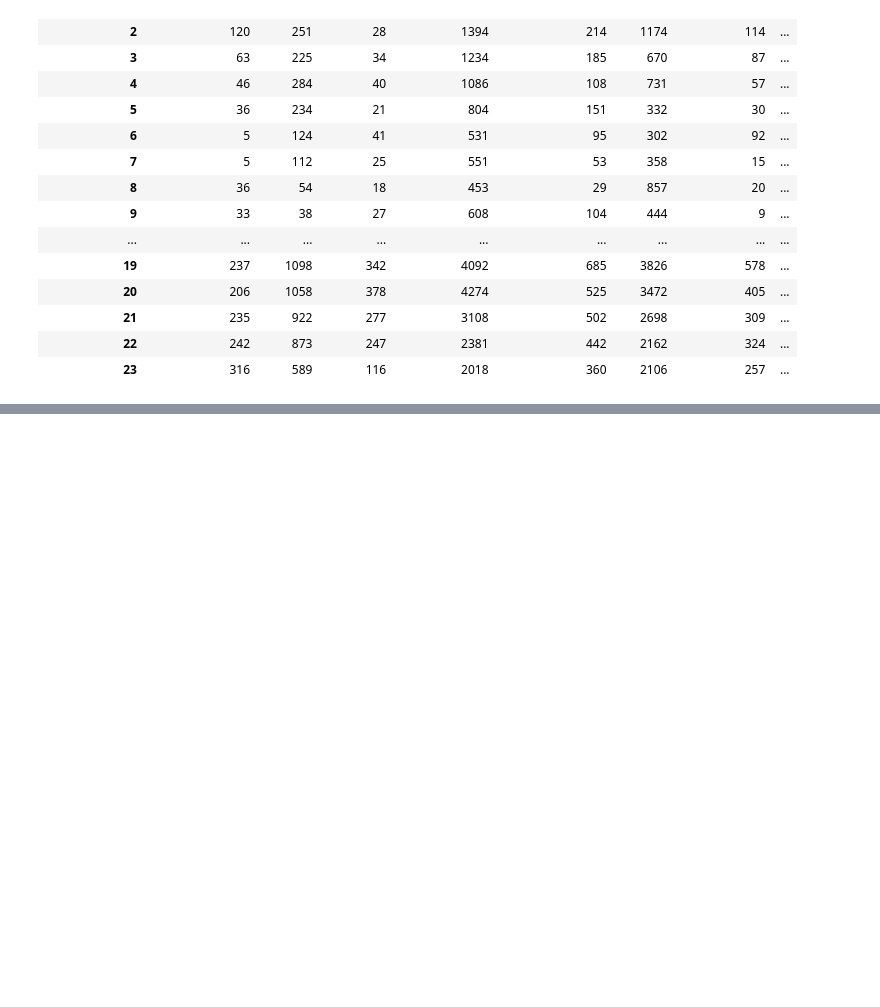
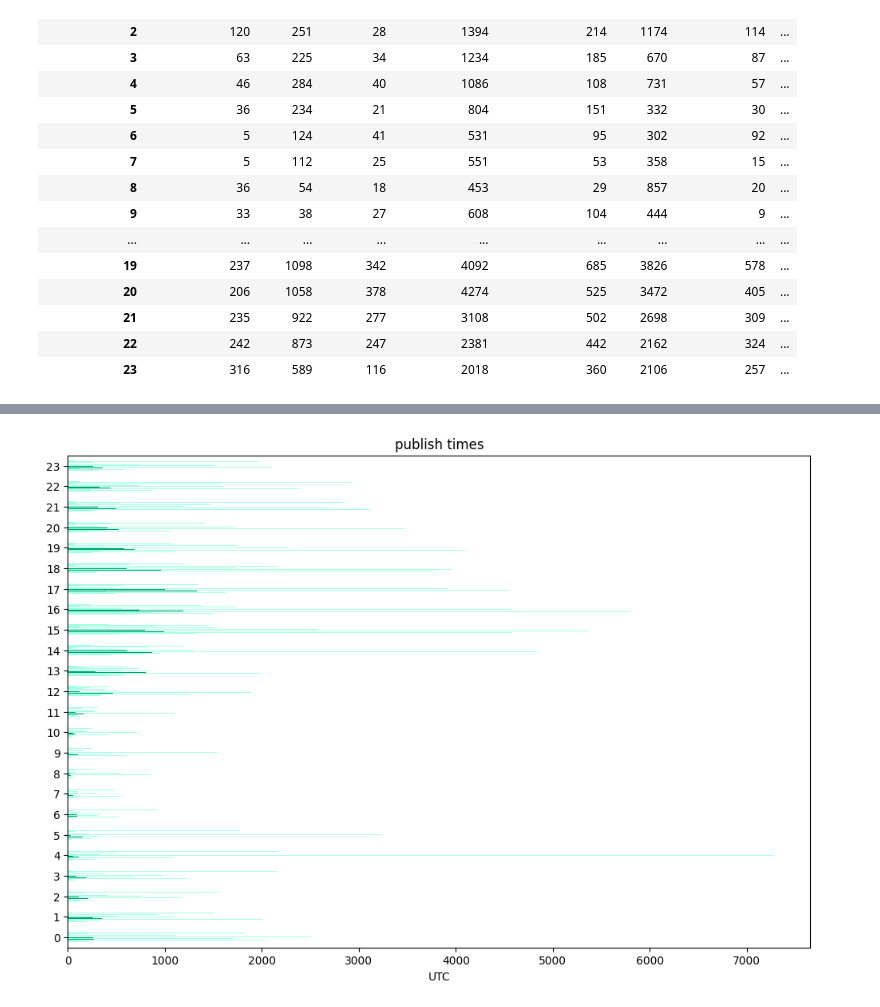
Before and after one commit to raven-cruz/Successful-YouTube-Videos, a Jupyter notebook: yt-data.ipynb, the cells around one changed output, grey strips where cells are left out. Cells and saved outputs as stored; diff of their text form; code cells hidden in the pictures; blank space fills up the shorter version.

```diff
--- a/yt-data.ipynb
+++ b/yt-data.ipynb
@@ -329,0 +346,16 @@ plt.show()
+# %%
+ax3 = published_time_stats.plot.barh(
+    figsize=(12, 8),
+    legend=False,
+    color=colors
+)
+
+ax3.set(
+    title="publish times",
+    xlabel="UTC",
+    ylabel=""
+)
+
+plt.show()
+# %% [output]
+[figure, added]
```
Also changed, not shown: parts of 2 cells of this notebook.
